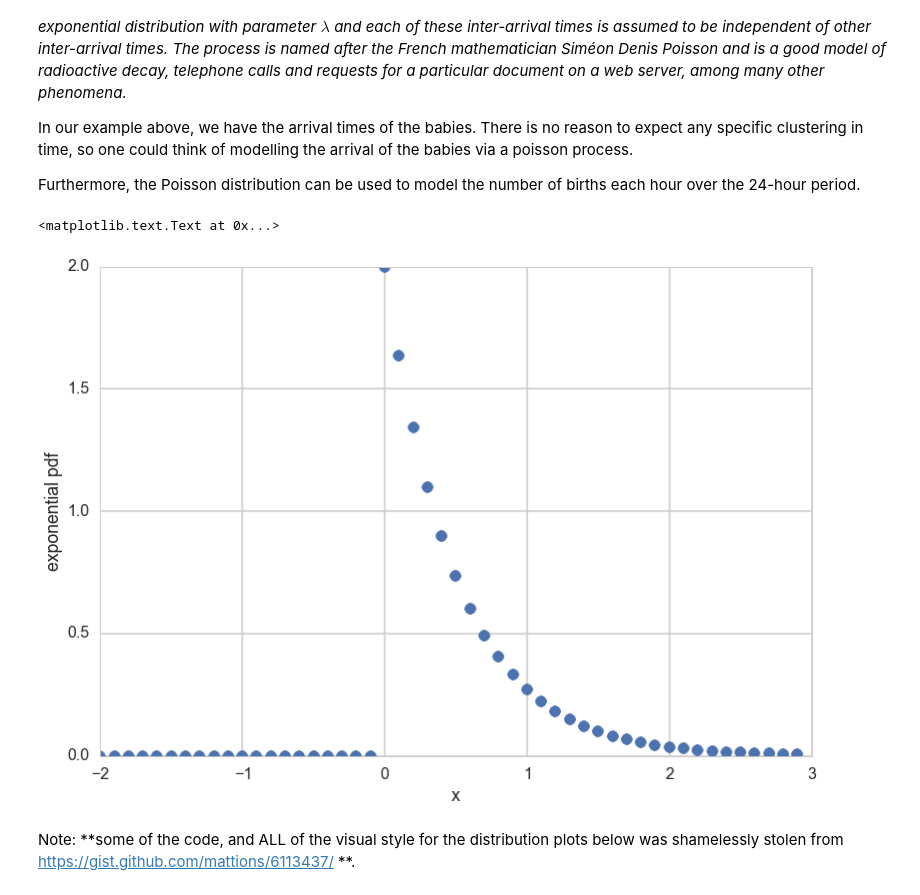
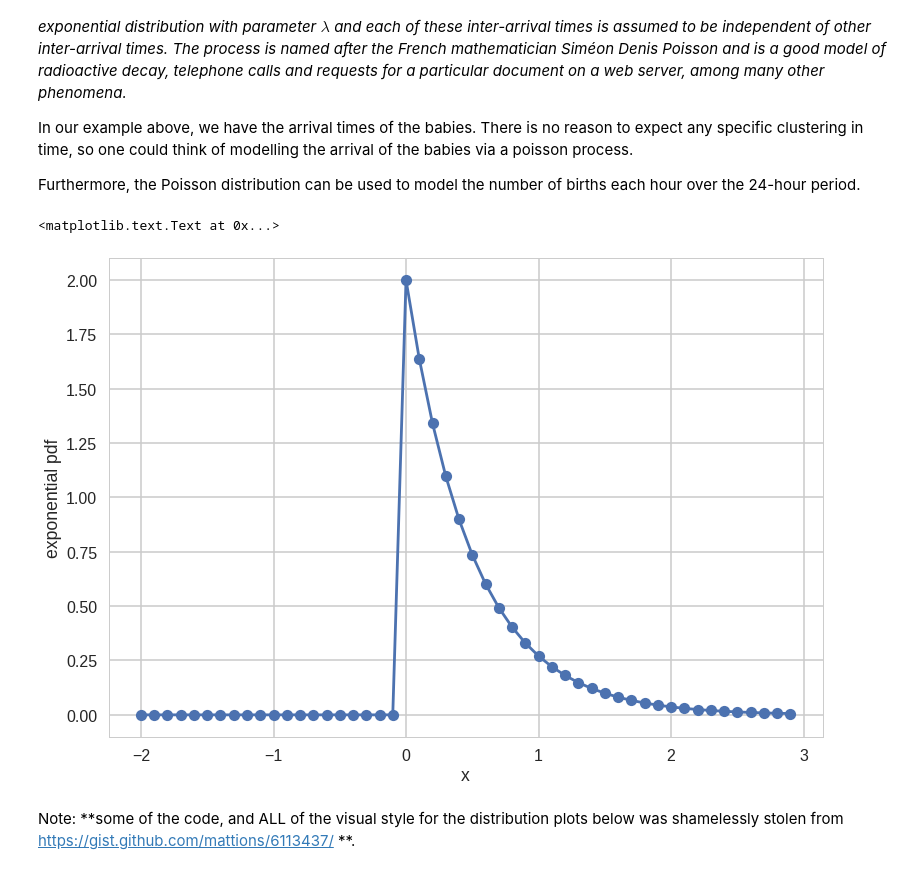
Before and after one commit to ShichengChen/cs109, a Jupyter notebook: 2015lab3-master/Lab3-Freq.ipynb, the cells around one changed output. Drawn from its saved outputs; the diff is of its cells as text; code cells hidden in the pictures.

```diff
--- a/2015lab3-master/Lab3-Freq.ipynb
+++ b/2015lab3-master/Lab3-Freq.ipynb
@@ -130,14 +130,14 @@ In our example above, we have the arrival times of the babies. There is no reaso
 
 Furthermore, the Poisson distribution can be used to model the number of births each hour over the 24-hour period.
 # %%
-f = lambda x, l: l*np.exp(-l*x)*(x>0)
+f = lambda x, l: l*np.exp(-l*x)*(x>=0)
 xpts=np.arange(-2,3,0.1)
-plt.plot(xpts,f(xpts, 2),'o');
+plt.plot(xpts,f(xpts, 2),'-o');
 plt.xlabel("x")
 plt.ylabel("exponential pdf")
 # %% [output]
 <matplotlib.text.Text at 0x...>
-[figure, old version]
+[figure, new version]
 # %% [markdown]
 Note: **some of the code, and ALL of the visual style for the distribution plots below was shamelessly stolen from https://gist.github.com/mattions/6113437/ **.
 # %%
```
Also changed, not shown: parts of 3 cells of this notebook.
